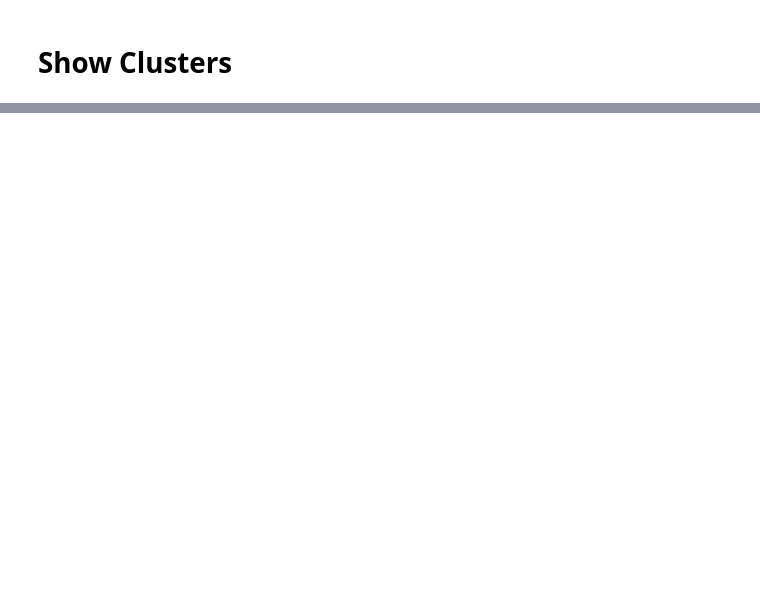
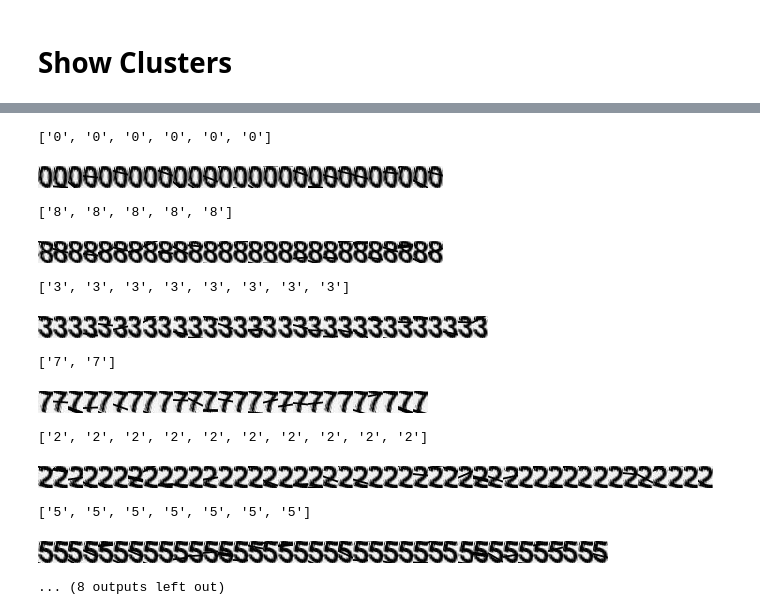
Before and after one commit to fmspatrickrosendahl/my-first-binder, a Jupyter notebook: notebooks/SITC1/preprocess_sitc1.ipynb, the cells around one changed output, grey strips where cells are left out. Drawn from its saved outputs; the diff is of its cells as text; code cells hidden in the pictures; blank space fills up the shorter version.

```diff
--- a/notebooks/SITC1/preprocess_sitc1.ipynb
+++ b/notebooks/SITC1/preprocess_sitc1.ipynb
@@ -179,0 +196,16 @@ display_cluster( groups4 )
+# %%
+groups4 = group_clusters( digit4, kmeans4.labels_, filenames, 3 )
+# %% [output]
+['0', '0', '0', '0', '0', '0']
+[figure, added]
+['8', '8', '8', '8', '8']
+[figure, added]
+['3', '3', '3', '3', '3', '3', '3', '3']
+[figure, added]
+['7', '7']
+[figure, added]
+['2', '2', '2', '2', '2', '2', '2', '2', '2', '2']
+[figure, added]
+['5', '5', '5', '5', '5', '5', '5']
+[figure, added]
+... (8 outputs left out)
```
Also changed, not shown: parts of 10 cells of this notebook.
